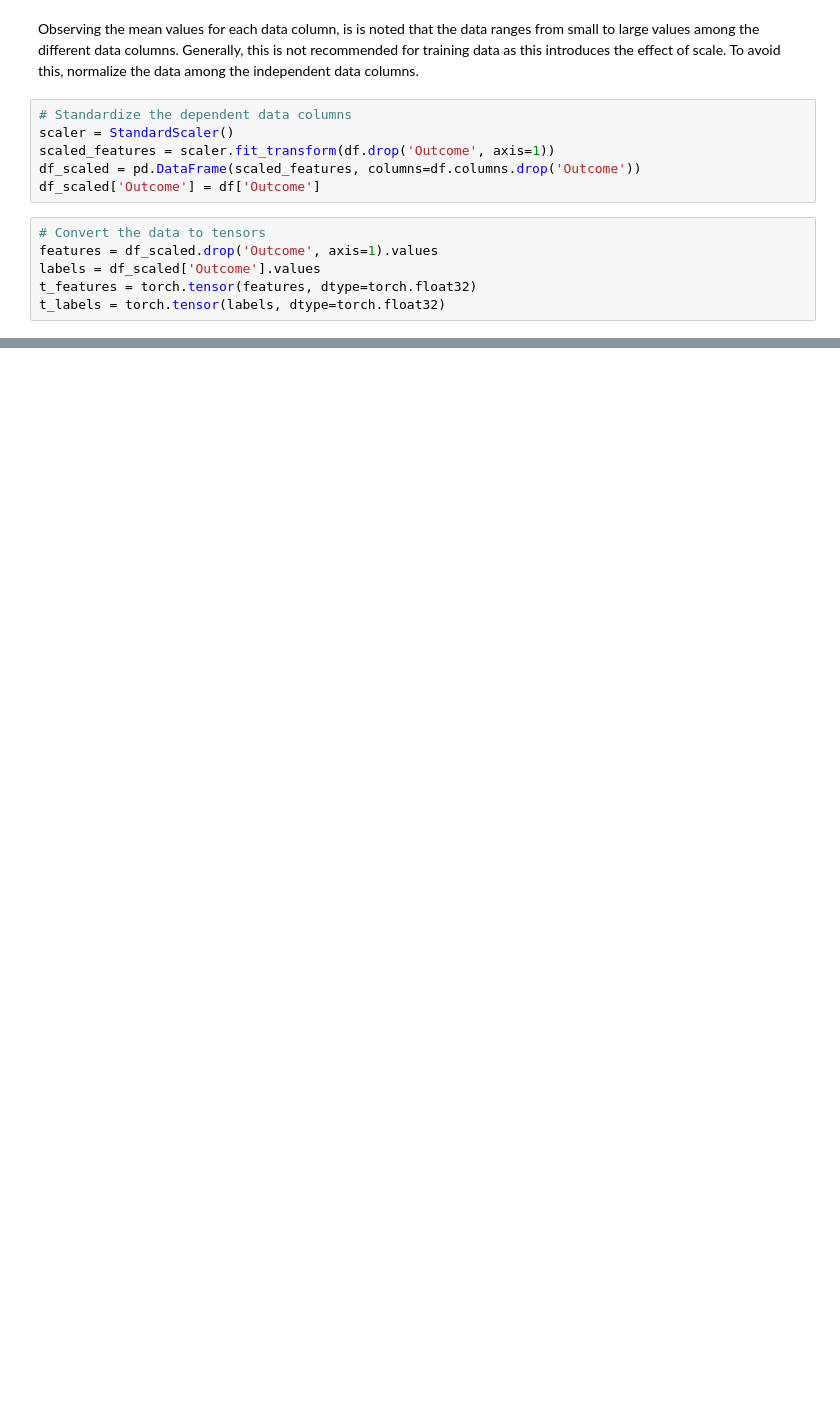
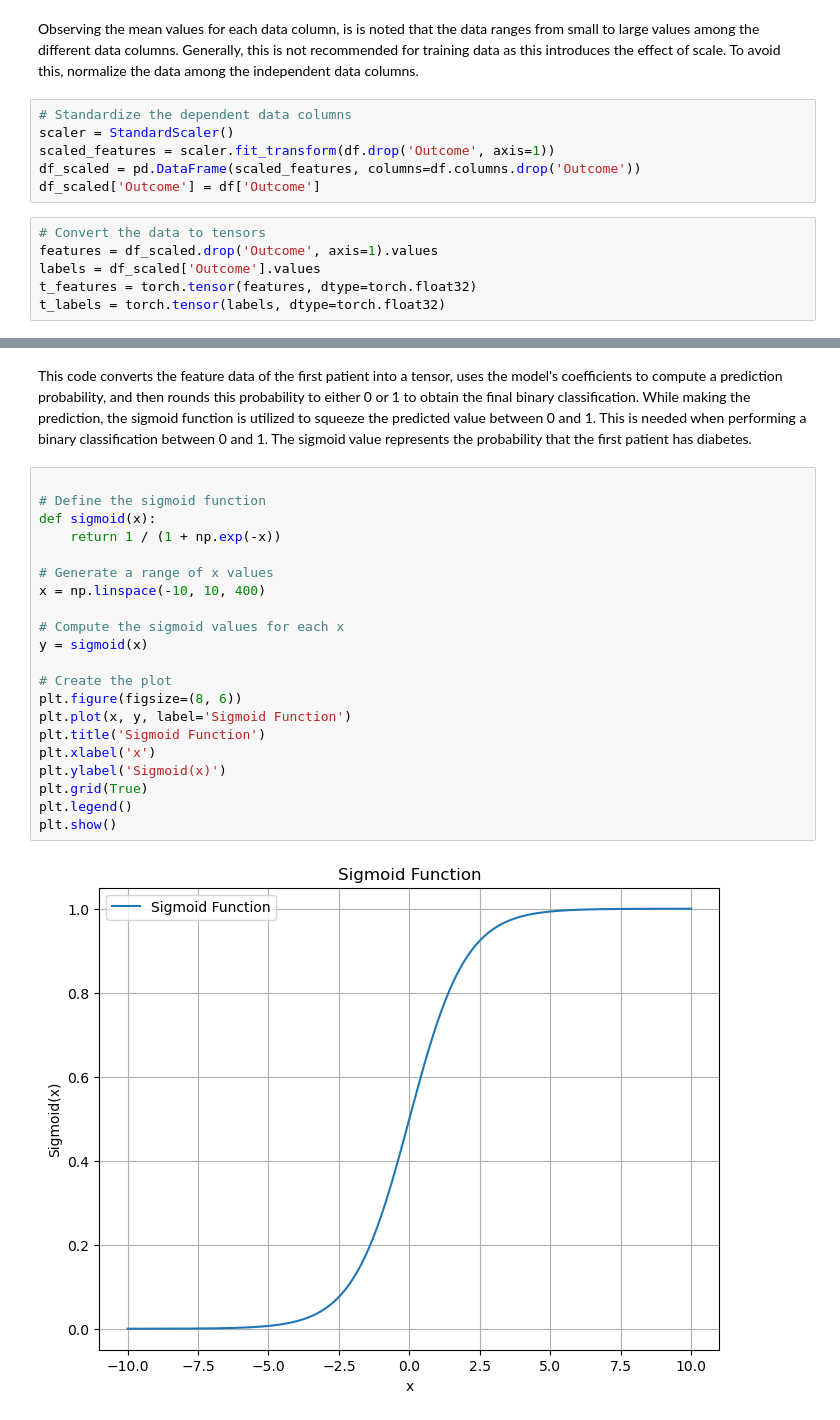
Before and after one commit to arpanroy18/diabetes-prediction, a Jupyter notebook: Building a Neural Network from Scratch for Diabetes Prediction.ipynb, the cells around one changed output, grey strips where cells are left out. Saved outputs shown, nothing was run; the diff lists cells and outputs as text; blank space fills up the shorter version.

Commit message:
updated copy of diabetes prediction notebook. next step is to add more visual diagrams

```diff
--- a/Building a Neural Network from Scratch for Diabetes Prediction.ipynb
+++ b/Building a Neural Network from Scratch for Diabetes Prediction.ipynb
@@ -128,0 +269,25 @@ In order to potentially improve model performance and accuracy, it is helpful to
+# %% [markdown]
+This code converts the feature data of the first patient into a tensor, uses the model's coefficients to compute a prediction probability, and then rounds this probability to either 0 or 1 to obtain the final binary classification. While making the prediction, the sigmoid function is utilized to squeeze the predicted value between 0 and 1. This is needed when performing a binary classification between 0 and 1. The sigmoid value represents the probability that the first patient has diabetes.
+# %%
+
+# Define the sigmoid function
+def sigmoid(x):
+    return 1 / (1 + np.exp(-x))
+
+# Generate a range of x values
+x = np.linspace(-10, 10, 400)
+
+# Compute the sigmoid values for each x
+y = sigmoid(x)
+
+# Create the plot
+plt.figure(figsize=(8, 6))
+plt.plot(x, y, label='Sigmoid Function')
+plt.title('Sigmoid Function')
+plt.xlabel('x')
+plt.ylabel('Sigmoid(x)')
+plt.grid(True)
+plt.legend()
+plt.show()
+# %% [output]
+[figure, added]
```
Also changed, not shown: parts of 14 cells of this notebook, 3 other files.
